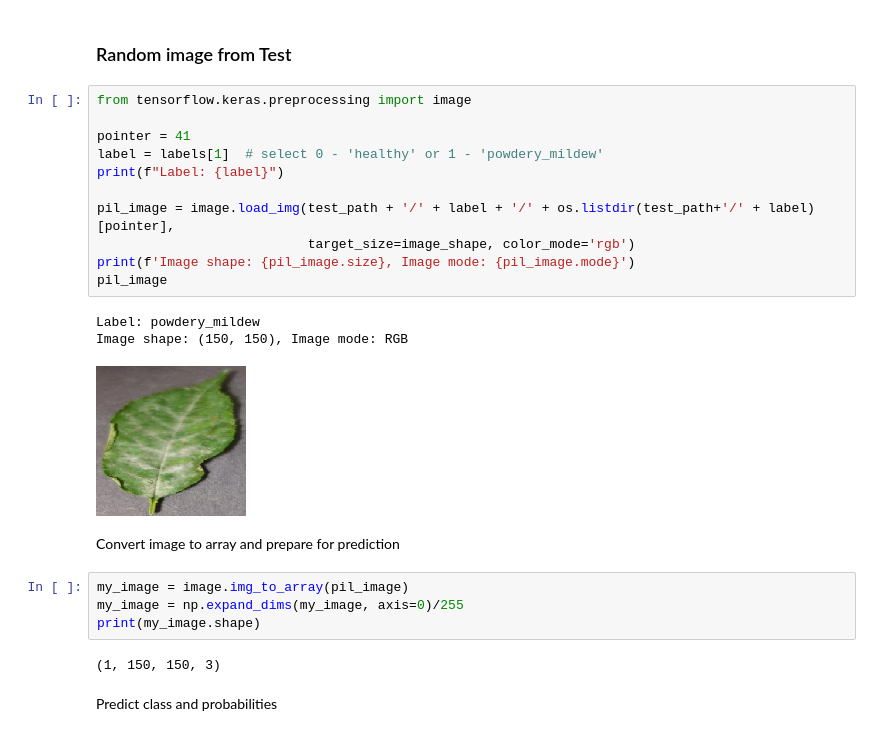
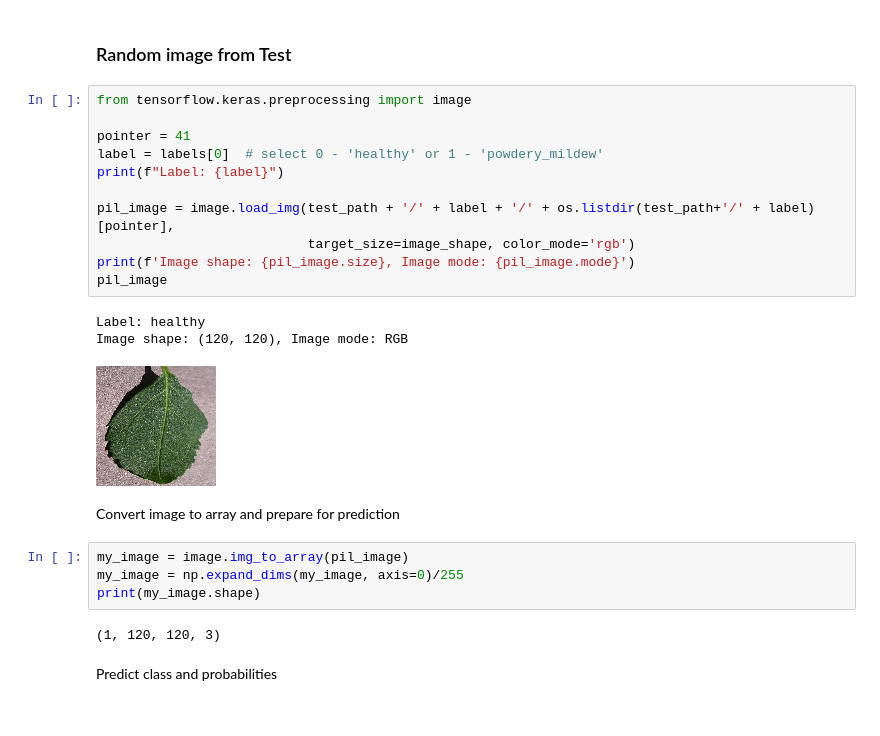
Before and after one commit to tumelo-maja/detect-mildew-in-cherry-leaves, a Jupyter notebook: jupyter_notebooks/03 - Modelling and Evaluation.ipynb, the cells around one changed output. Saved outputs shown, nothing was run; the diff lists cells and outputs as text.

Commit message:
run version 3, reduce shape

```diff
--- a/jupyter_notebooks/03 - Modelling and Evaluation.ipynb
+++ b/jupyter_notebooks/03 - Modelling and Evaluation.ipynb
@@ -538,18 +538,18 @@ joblib.dump(value=[test_loss, test_acc],
 # %%
 from tensorflow.keras.preprocessing import image
 
 pointer = 41
-label = labels[1]  # select 0 - 'healthy' or 1 - 'powdery_mildew'
+label = labels[0]  # select 0 - 'healthy' or 1 - 'powdery_mildew'
 print(f"Label: {label}")
 
 pil_image = image.load_img(test_path + '/' + label + '/' + os.listdir(test_path+'/' + label)[pointer],
                            target_size=image_shape, color_mode='rgb')
 print(f'Image shape: {pil_image.size}, Image mode: {pil_image.mode}')
 pil_image
 # %% [output]
-Label: powdery_mildew
-Image shape: (150, 150), Image mode: RGB
+Label: healthy
+Image shape: (120, 120), Image mode: RGB
-[figure, old version]
+[figure, new version]
 # %% [markdown]
 Convert image to array and prepare for prediction
 # %%
@@ -557,7 +557,7 @@ my_image = image.img_to_array(pil_image)
 my_image = np.expand_dims(my_image, axis=0)/255
 print(my_image.shape)
 # %% [output]
-(1, 150, 150, 3)
+(1, 120, 120, 3)
 # %% [markdown]
 Predict class and probabilities
 # %%
```
Also changed, not shown: parts of 18 cells of this notebook, 16 other files.
